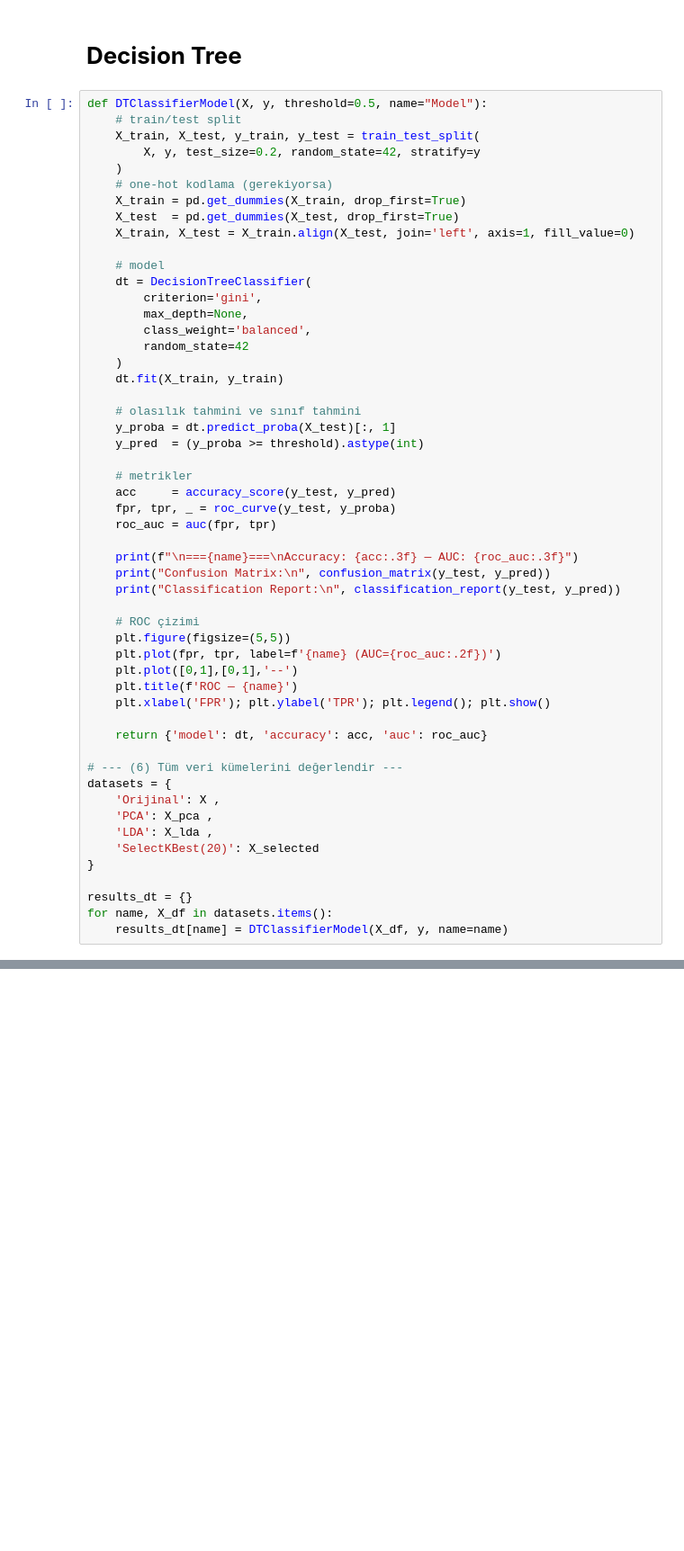
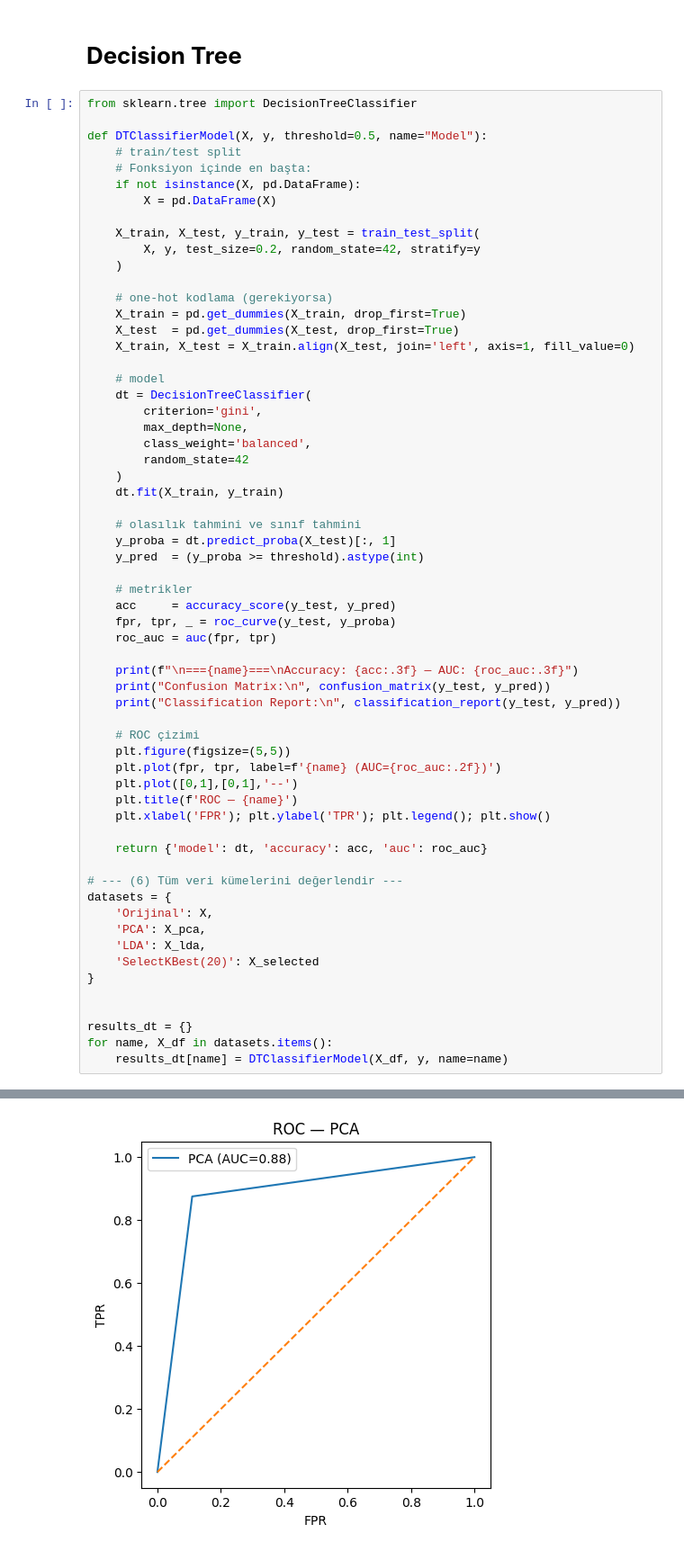
Before and after one commit to tulaycetin/Veri_Azaltma_Yontemleri, a Jupyter notebook: Veri_Azaltma_yontemlerii.ipynb, the cells around one changed output, grey strips where cells are left out. Shown: that part at 90% size. Cells and saved outputs as stored; diff of their text form; blank space fills up the shorter version.

```diff
--- a/Veri_Azaltma_yontemlerii.ipynb
+++ b/Veri_Azaltma_yontemlerii.ipynb
@@ -169,11 +169,18 @@ Seçilen öznitelikler:
 # %% [markdown]
 # **Decision Tree**
 # %%
+from sklearn.tree import DecisionTreeClassifier
+
 def DTClassifierModel(X, y, threshold=0.5, name="Model"):
     # train/test split
+    # Fonksiyon içinde en başta:
+    if not isinstance(X, pd.DataFrame):
+        X = pd.DataFrame(X)
+
     X_train, X_test, y_train, y_test = train_test_split(
         X, y, test_size=0.2, random_state=42, stratify=y
     )
+
     # one-hot kodlama (gerekiyorsa)
     X_train = pd.get_dummies(X_train, drop_first=True)
     X_test  = pd.get_dummies(X_test, drop_first=True)
@@ -212,11 +219,12 @@ def DTClassifierModel(X, y, threshold=0.5, name="Model"):
 
 # --- (6) Tüm veri kümelerini değerlendir ---
 datasets = {
-    'Orijinal': X ,
-    'PCA': X_pca ,
-    'LDA': X_lda ,
+    'Orijinal': X,
+    'PCA': X_pca,
+    'LDA': X_lda,
     'SelectKBest(20)': X_selected
 }
+
 
 results_dt = {}
 for name, X_df in datasets.items():
@@ -240,0 +262 @@ ValueError: Data must be 1-dimensional, got ndarray of shape (4000, 27) instead
+[figure, added]
```
Also changed, not shown: parts of 4 cells of this notebook.
